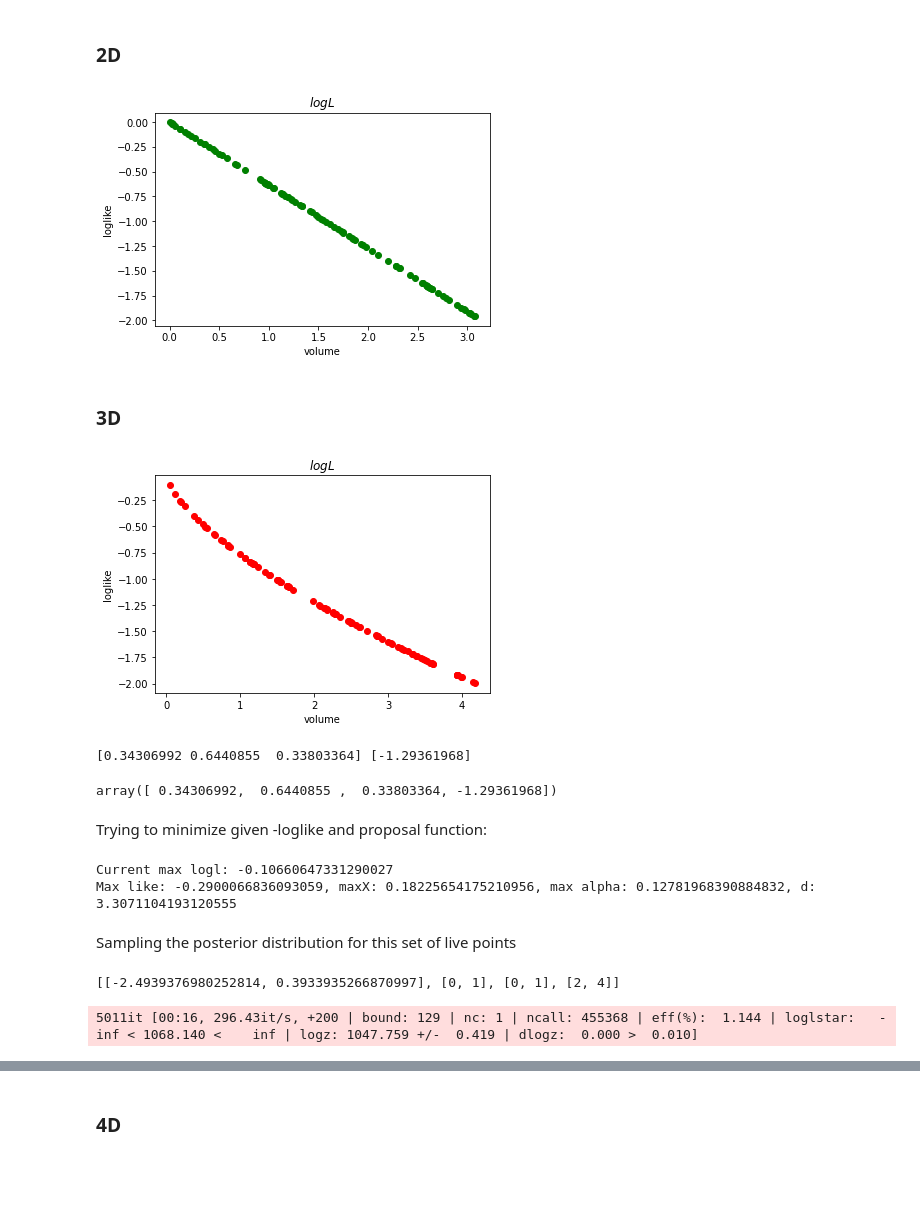
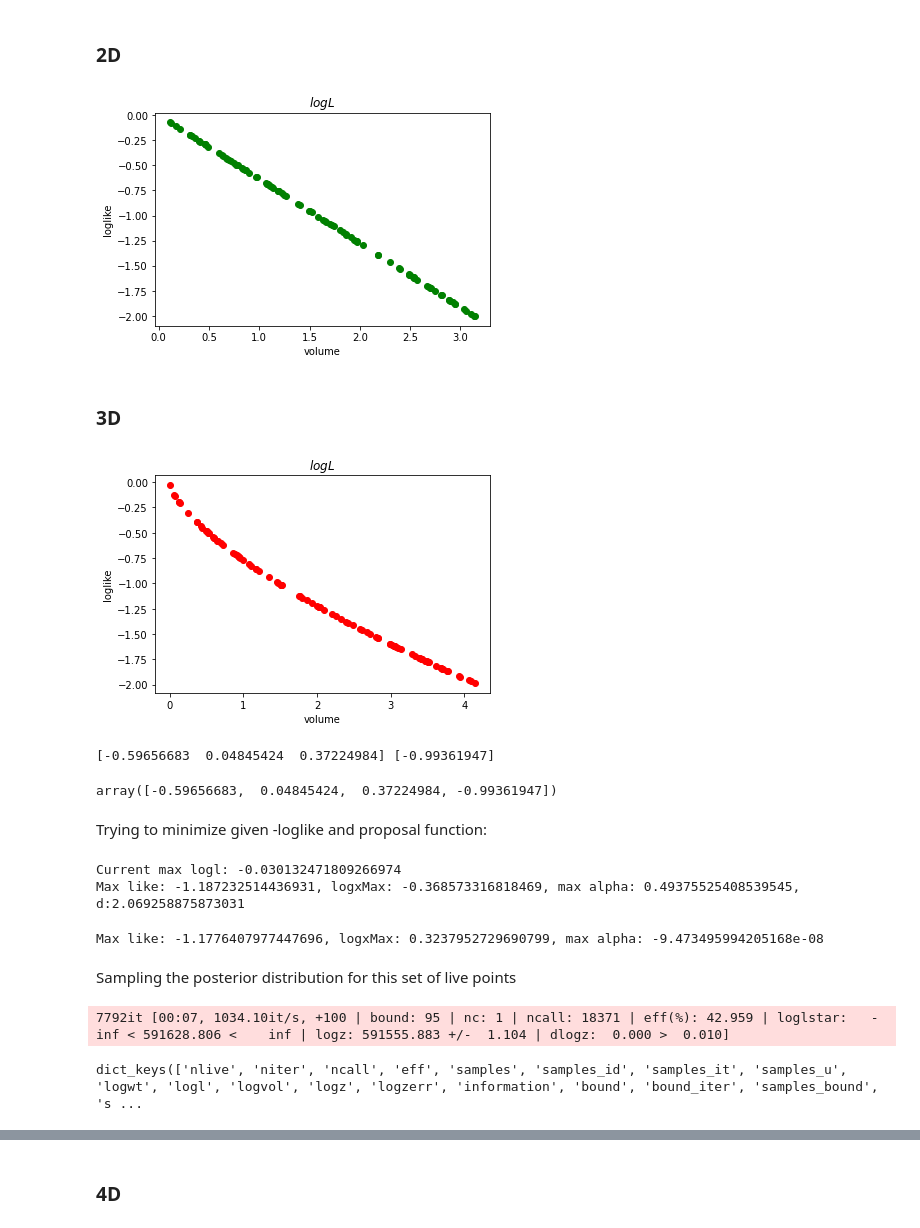
Before and after one commit to igomezv/nestedSampling, a Jupyter notebook: N-sphere.ipynb, the cells around one changed output, grey strips where cells are left out. Cells and saved outputs as stored; diff of their text form; code cells hidden in the pictures; blank space fills up the shorter version.

```diff
--- a/N-sphere.ipynb
+++ b/N-sphere.ipynb
@@ -108,45 +129,38 @@ Following plots must have the form : $log L = log L_{max} - \alpha_d X^{2/d}$
 # %%
 npoints = 100
 points2d = samplingNSphere(npoints, 2)
+
 likes2d = np.zeros((npoints, 1))
+volumes2d = np.zeros((npoints, 1))
+
 
 for i, p in enumerate(points2d):
     likes2d[i] = sphereLoglike(p)
-
-volumes2d = np.zeros((npoints, 1))
-
-for i, p in enumerate(points2d):
     r = np.sqrt(np.sum(p**2))
     volumes2d[i] = volNsphere(r, 2)
-    #
-#     volumes2d[i] = volNsphere(, 2)
+
 
 fig = plt.figure()
 ax = fig.add_subplot(111)
 ax.scatter(volumes2d, likes2d, c='g')
 ax.set_aspect('equal', 'box')
 
 plt.xlabel("volume")
 plt.ylabel("loglike")
 plt.title("$log L $")
 plt.show()
 # %% [output]
-[figure, old version]
+[figure, new version]
 # %% [markdown]
 ### 3D
 # %%
 npoints = 100
 points3d = samplingNSphere(npoints, 3)
 likes3d = np.zeros((npoints, 1))
+volumes3d = np.zeros((npoints, 1))
 
 for i, p in enumerate(points3d):
     likes3d[i] = sphereLoglike(p)
-
-
-volumes3d = np.zeros((npoints, 1))
-
-for i, p in enumerate(points3d):
-#     volumes3d[i] = sphereVolume(p)
     r = np.sqrt(np.sum(p**2))
     volumes3d[i] = volNsphere(r, 3)
 
@@ -156,13 +170,14 @@ plt.ylabel("loglike")
 plt.title("$log L $")
 plt.show()
 # %% [output]
-[figure, old version]
+[figure, new version]
 # %%
 # saving samples
 samples = np.concatenate([points3d, likes3d], axis=1)
 idx = 10
 print(points3d[idx], likes3d[idx])
 samples[idx]
+# np.sort(likes3d) #Not use i
 # %% [output]
-[0.34306992 0.6440855  0.33803364] [-1.29361968]
+[-0.59656683  0.04845424  0.37224984] [-0.99361947]
-array([ 0.34306992,  0.6440855 ,  0.33803364, -1.29361968])
+array([-0.59656683,  0.04845424,  0.37224984, -0.99361947])
@@ -169,25 +194,23 @@ array([ 0.34306992,  0.6440855 ,  0.33803364, -1.29361968])
 # %% [markdown]
 Trying to minimize given -loglike and proposal function:
 # %%
+N = len(likes3d)
 X_max3d = np.max(volumes3d)
 tmp_max_logl3d = np.max(likes3d)
 print("Current max logl: {}".format(tmp_max_logl3d))
 # op = minimize(logLike,  [tmp_max_logl3d, 0.01, 0.5, 1], samples)
-op = minimize(logLike,  [tmp_max_logl3d, 0.01, 0.5, 3], samples)
-print("Max like: {}, maxX: {}, max alpha: {}, d: {}".format(op.x[0], op.x[1], op.x[2], op.x[3]))
+#logLmax, X, i, alpha, d
+op = minimize(logLike,  [tmp_max_logl3d, -0.5, 0.5, 3] , (likes3d, N))
+print("Max like: {}, logxMax: {}, max alpha: {}, d:"\
+      "{}".format(op.x[0], op.x[1], op.x[2], op.x[3]))
 # %% [output]
-Current max logl: -0.10660647331290027
-Max like: -0.2900066836093059, maxX: 0.18225654175210956, max alpha: 0.12781968390884832, d: 3.3071104193120555
+Current max logl: -0.030132471809266974
+Max like: -1.187232514436931, logxMax: -0.368573316818469, max alpha: 0.49375525408539545, d:2.069258875873031
+# %%
+op = minimize(logLike_noDim,  [tmp_max_logl3d, -0.5, 0.5] , (likes3d, N))
+print("Max like: {}, logxMax: {}, max alpha: {}".format(op.x[0], op.x[1], op.x[2]))
+# %% [output]
+Max like: -1.1776407977447696, logxMax: 0.3237952729690799, max alpha: -9.473495994205168e-08
 # %% [markdown]
 Sampling the posterior distribution for this set of live points
-# %%
-sigmaLike = 0.5
-logL_bounds = [np.min(likes3d)-sigmaLike, np.max(likes3d)+sigmaLike]
-alpha_bounds = [0, 1]
-d_bounds = [2, 4]
-xMax_bounds = [0, 1]
-bounds = [logL_bounds, xMax_bounds, alpha_bounds, d_bounds]
-bounds
-# %% [output]
-[[-2.4939376980252814, 0.3933935266870997], [0, 1], [0, 1], [2, 4]]
 # %%
@@ -202,8 +226,12 @@ def logLikelihood2(theta):
 # %%
-sampler = dynesty.NestedSampler(logLikelihood2, priorTransform2, 4, bound='multi', sample='slice', nlive=200)
+sampler = dynesty.NestedSampler(logLikelihood3d, priorTransform, 3, bound='multi', sample='unif', nlive=100)
 sampler.run_nested(dlogz=0.01)
 # %% [output]
-5011it [00:16, 296.43it/s, +200 | bound: 129 | nc: 1 | ncall: 455368 | eff(%):  1.144 | loglstar:   -inf < 1068.140 <    inf | logz: 1047.759 +/-  0.419 | dlogz:  0.000 >  0.010]
+7792it [00:07, 1034.10it/s, +100 | bound: 95 | nc: 1 | ncall: 18371 | eff(%): 42.959 | loglstar:   -inf < 591628.806 <    inf | logz: 591555.883 +/-  1.104 | dlogz:  0.000 >  0.010]
+# %%
+print(sampler.results.keys())
+# %% [output]
+dict_keys(['nlive', 'niter', 'ncall', 'eff', 'samples', 'samples_id', 'samples_it', 'samples_u', 'logwt', 'logl', 'logvol', 'logz', 'logzerr', 'information', 'bound', 'bound_iter', 'samples_bound', 's ...
 # %%
 sampler.results.summary()
 # %% [output]
```
Also changed, not shown: parts of 28 cells of this notebook.
